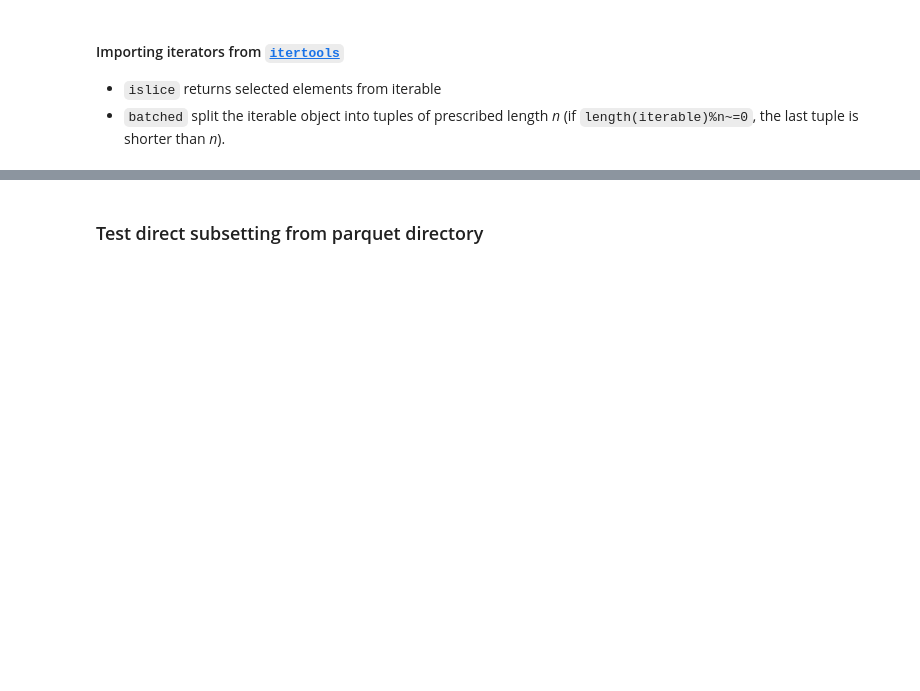
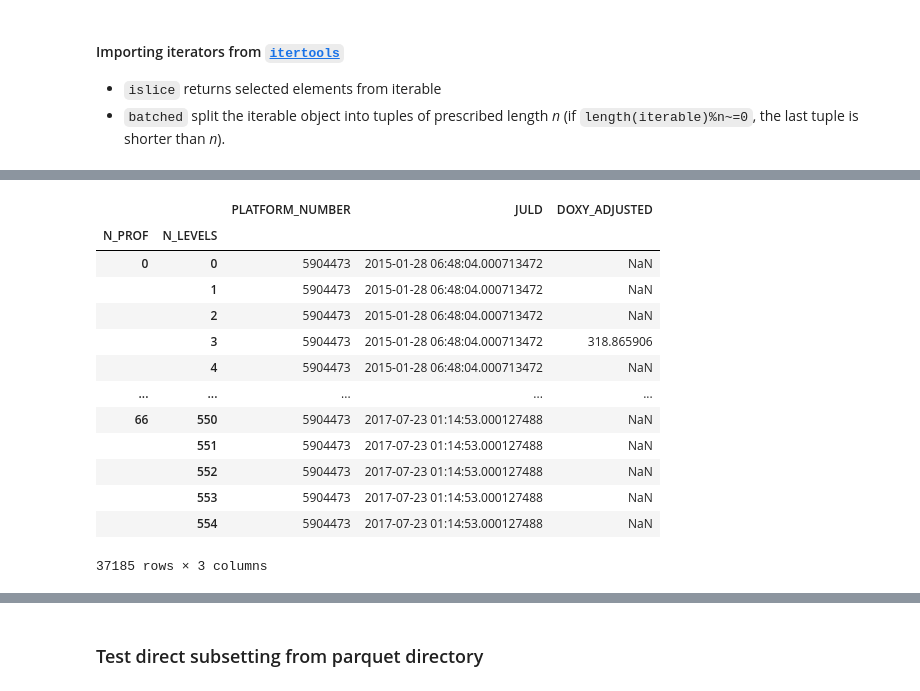
Before and after one commit to boom-lab/argo2parquet-public, a Jupyter notebook: to_parquet.ipynb, the cells around one changed output, grey strips where cells are left out. Cells and saved outputs as stored; diff of their text form; code cells hidden in the pictures; blank space fills up the shorter version.

Commit message:
conversion test, parquet files miss ph data

```diff
--- a/to_parquet.ipynb
+++ b/to_parquet.ipynb
@@ -300,0 +283,22 @@ Wall time: 1min 40s
+# %%
+sel = [("PLATFORM_NUMBER", "==", 5904473)]
+df = pd.read_parquet( outdir_pqt , engine='pyarrow', filters = sel )
+# %%
+selected_df = df.loc[df["PLATFORM_NUMBER"]==5904473,["PLATFORM_NUMBER","JULD","DOXY_ADJUSTED"]]
+# %%
+selected_df["PSAL_ADJUSTED"].values
+# %% [output]
+|  |  | PLATFORM_NUMBER | JULD | DOXY_ADJUSTED |
+| N_PROF | N_LEVELS |  |  |  |
+| 0 | 0 | 5904473 | 2015-01-28 06:48:04.000713472 | NaN |
+|  | 1 | 5904473 | 2015-01-28 06:48:04.000713472 | NaN |
+|  | 2 | 5904473 | 2015-01-28 06:48:04.000713472 | NaN |
+|  | 3 | 5904473 | 2015-01-28 06:48:04.000713472 | 318.865906 |
+|  | 4 | 5904473 | 2015-01-28 06:48:04.000713472 | NaN |
+| ... | ... | ... | ... | ... |
+| 66 | 550 | 5904473 | 2017-07-23 01:14:53.000127488 | NaN |
+|  | 551 | 5904473 | 2017-07-23 01:14:53.000127488 | NaN |
+|  | 552 | 5904473 | 2017-07-23 01:14:53.000127488 | NaN |
+|  | 553 | 5904473 | 2017-07-23 01:14:53.000127488 | NaN |
+|  | 554 | 5904473 | 2017-07-23 01:14:53.000127488 | NaN |
+37185 rows × 3 columns
```
Also changed, not shown: parts of 10 cells of this notebook.
